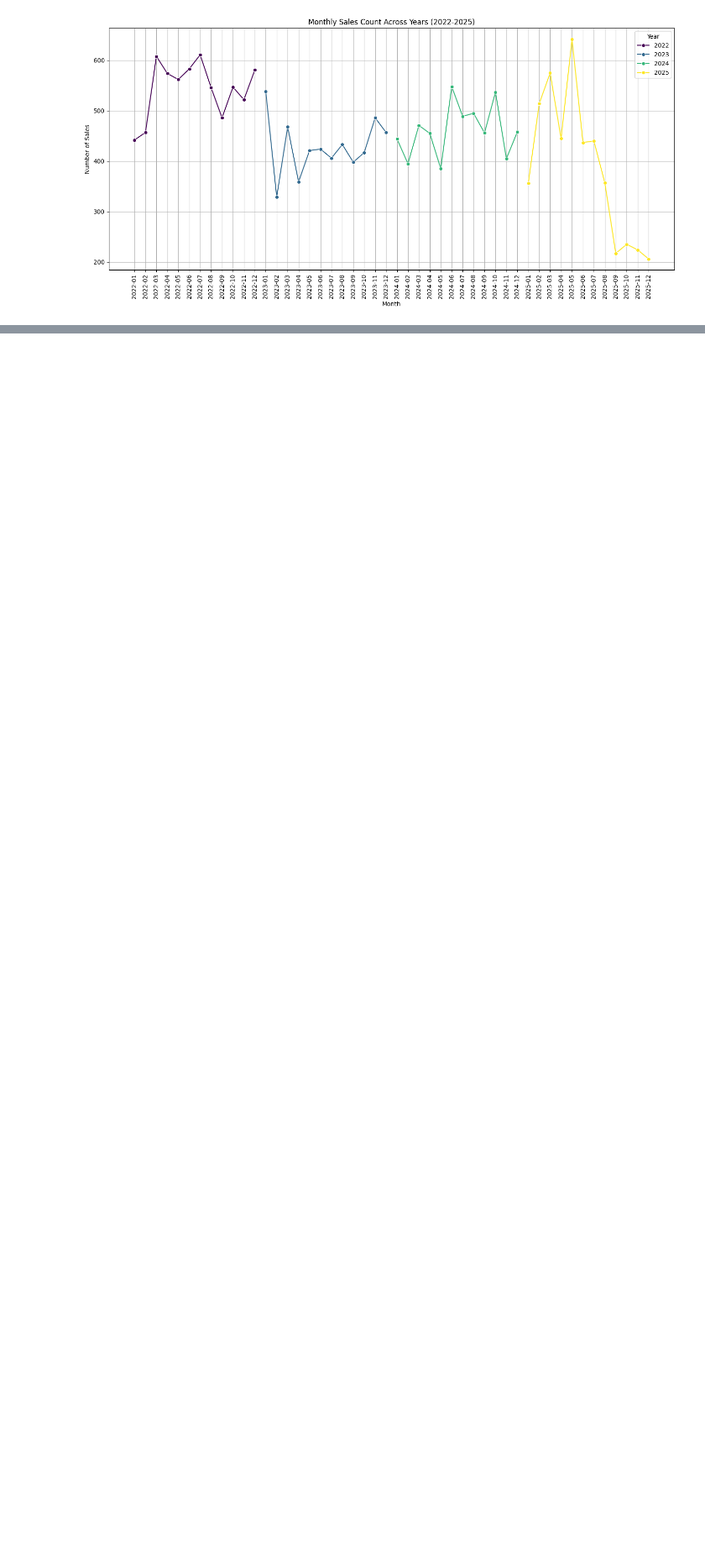
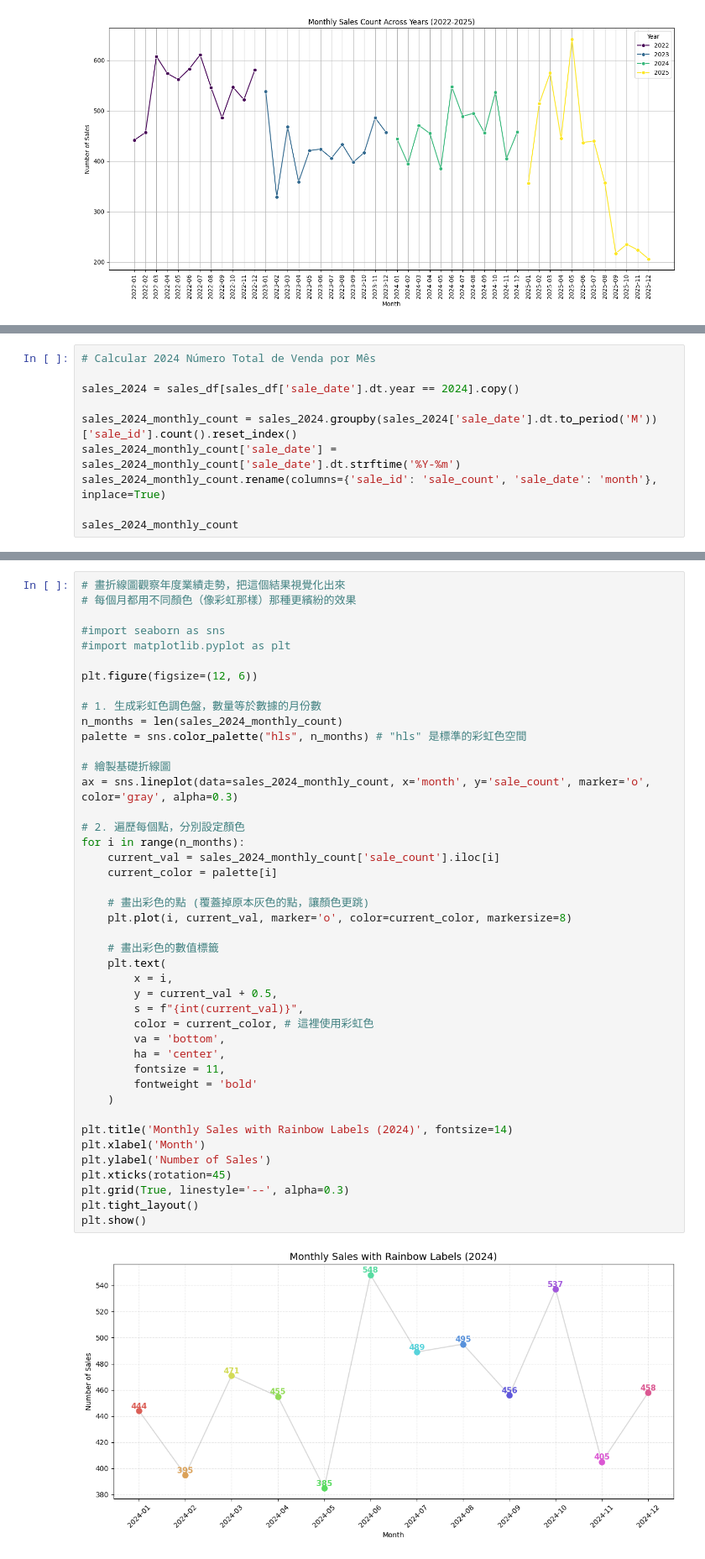
Before and after one commit to luuizfr/PE_Sistema_Automotivo, a Jupyter notebook: PE_Sistema_Automotivo.ipynb, the cells around one changed output, grey strips where cells are left out. Shown at 84% size. Cells and saved outputs as stored; diff of their text form; blank space fills up the shorter version.

```diff
--- a/PE_Sistema_Automotivo.ipynb
+++ b/PE_Sistema_Automotivo.ipynb
@@ -376,0 +554,10 @@ plt.show()
+# %%
+# Calcular 2024 Número Total de Venda por Mês
+
+sales_2024 = sales_df[sales_df['sale_date'].dt.year == 2024].copy()
+
+sales_2024_monthly_count = sales_2024.groupby(sales_2024['sale_date'].dt.to_period('M'))['sale_id'].count().reset_index()
+sales_2024_monthly_count['sale_date'] = sales_2024_monthly_count['sale_date'].dt.strftime('%Y-%m')
+sales_2024_monthly_count.rename(columns={'sale_id': 'sale_count', 'sale_date': 'month'}, inplace=True)
+
+sales_2024_monthly_count
@@ -376,0 +578,45 @@ plt.show()
+# %%
+# 畫折線圖觀察年度業績走勢，把這個結果視覺化出來
+# 每個月都用不同顏色（像彩虹那樣）那種更繽紛的效果
+
+#import seaborn as sns
+#import matplotlib.pyplot as plt
+
+plt.figure(figsize=(12, 6))
+
+# 1. 生成彩虹色調色盤，數量等於數據的月份數
+n_months = len(sales_2024_monthly_count)
+palette = sns.color_palette("hls", n_months) # "hls" 是標準的彩虹色空間
+
+# 繪製基礎折線圖
+ax = sns.lineplot(data=sales_2024_monthly_count, x='month', y='sale_count', marker='o', color='gray', alpha=0.3)
+
+# 2. 遍歷每個點，分別設定顏色
+for i in range(n_months):
+    current_val = sales_2024_monthly_count['sale_count'].iloc[i]
+    current_color = palette[i]
+
+    # 畫出彩色的點 (覆蓋掉原本灰色的點，讓顏色更跳)
+    plt.plot(i, current_val, marker='o', color=current_color, markersize=8)
+
+    # 畫出彩色的數值標籤
+    plt.text(
+        x = i,
+        y = current_val + 0.5,
+        s = f"{int(current_val)}",
+        color = current_color, # 這裡使用彩虹色
+        va = 'bottom',
+        ha = 'center',
+        fontsize = 11,
+        fontweight = 'bold'
+    )
+
+plt.title('Monthly Sales with Rainbow Labels (2024)', fontsize=14)
+plt.xlabel('Month')
+plt.ylabel('Number of Sales')
+plt.xticks(rotation=45)
+plt.grid(True, linestyle='--', alpha=0.3)
+plt.tight_layout()
+plt.show()
+# %% [output]
+[figure, added]
```
Also changed, not shown: parts of 31 cells of this notebook.
